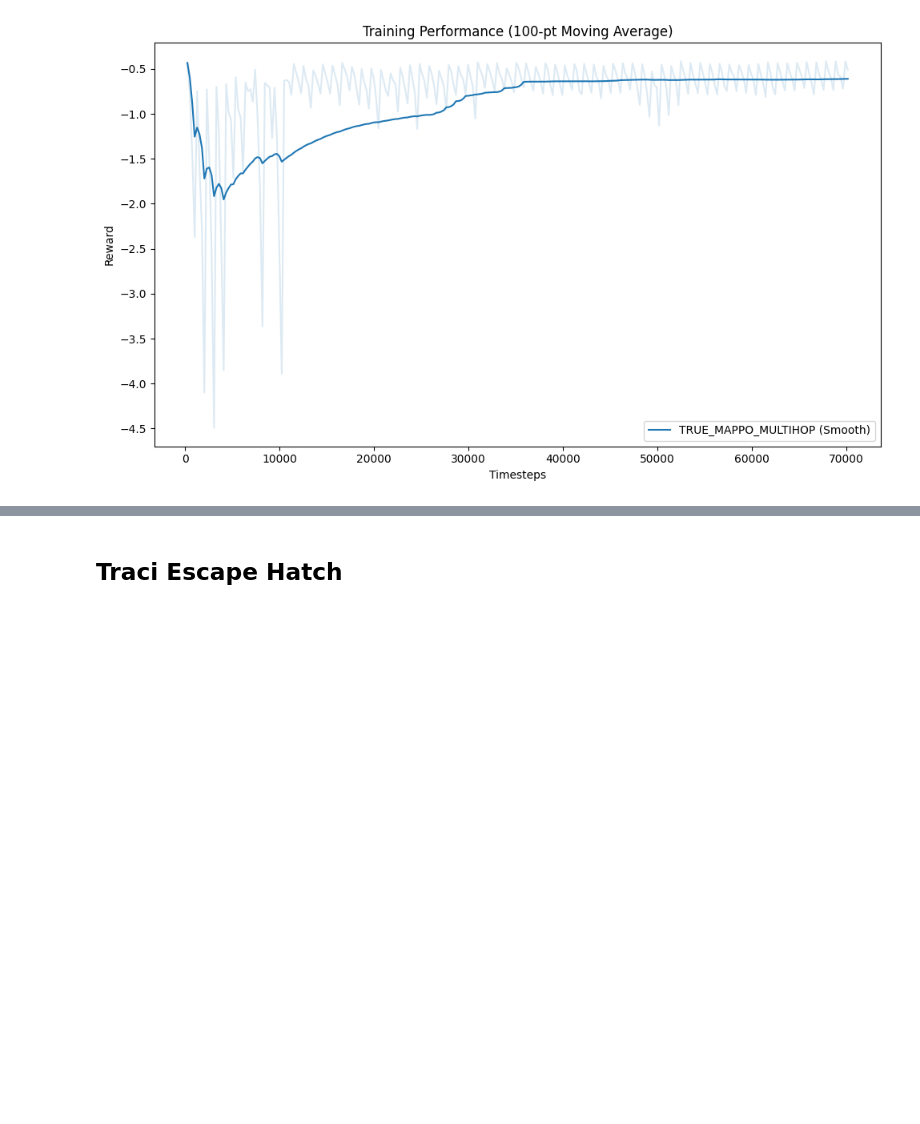
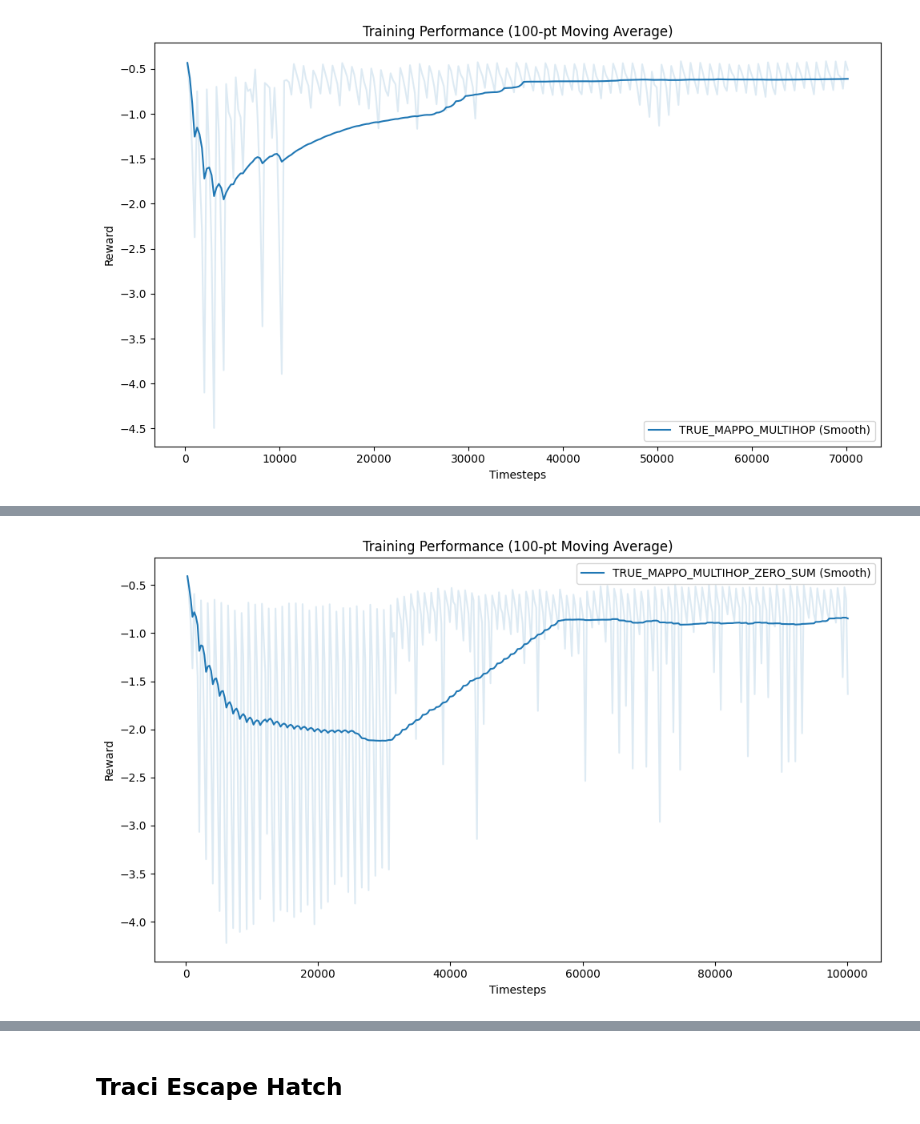
Before and after one commit to abergh18/marl-tsc, a Jupyter notebook: notebooks/het_graph_test_flow.ipynb, the cells around one changed output, grey strips where cells are left out. Cells and saved outputs as stored; diff of their text form; code cells hidden in the pictures; blank space fills up the shorter version.

```diff
--- a/notebooks/het_graph_test_flow.ipynb
+++ b/notebooks/het_graph_test_flow.ipynb
@@ -718,0 +963,5 @@ plt.show()
+# %%
+plot_moving_average_histories(zs_history)
+plt.show()
+# %% [output]
+[figure, added]
```
Also changed, not shown: parts of 37 cells of this notebook.
